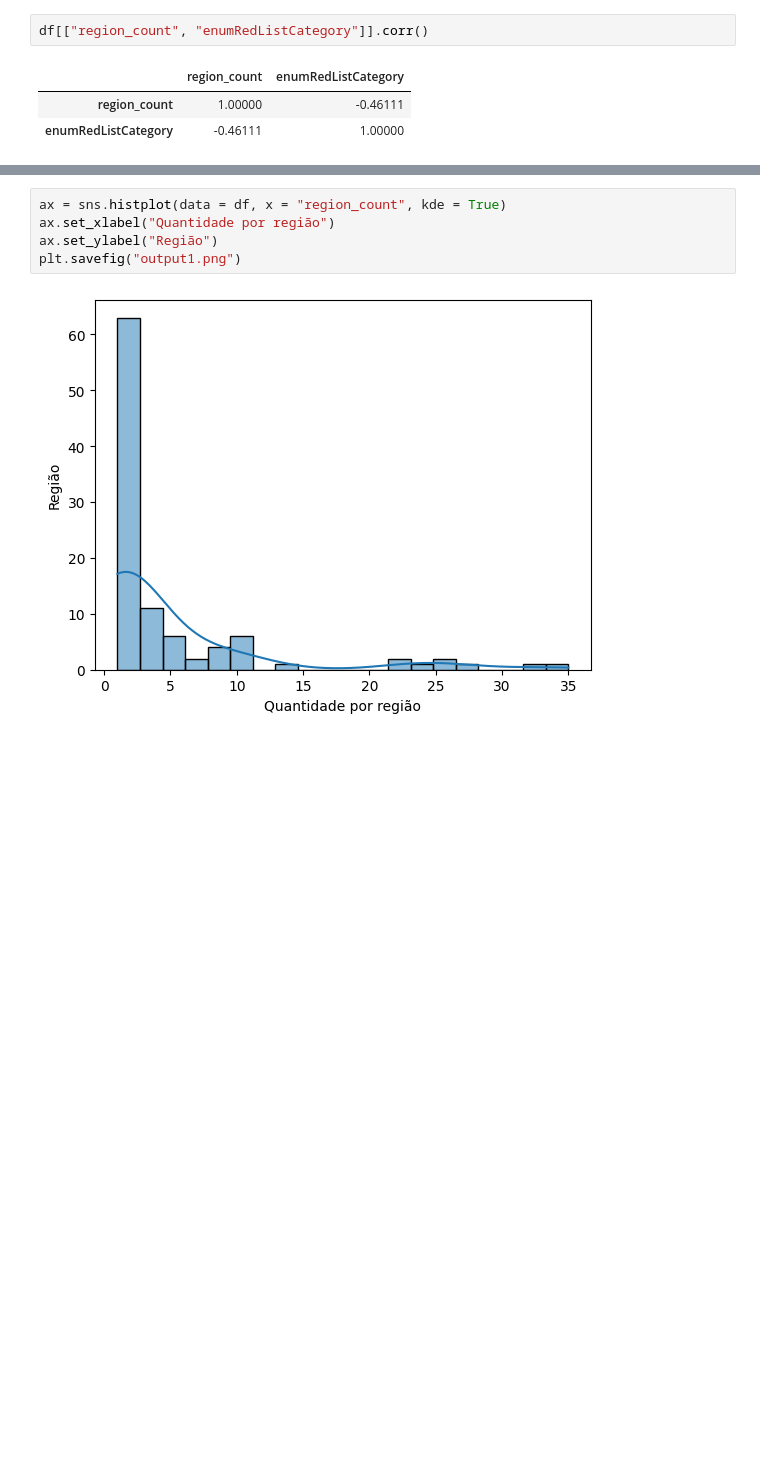
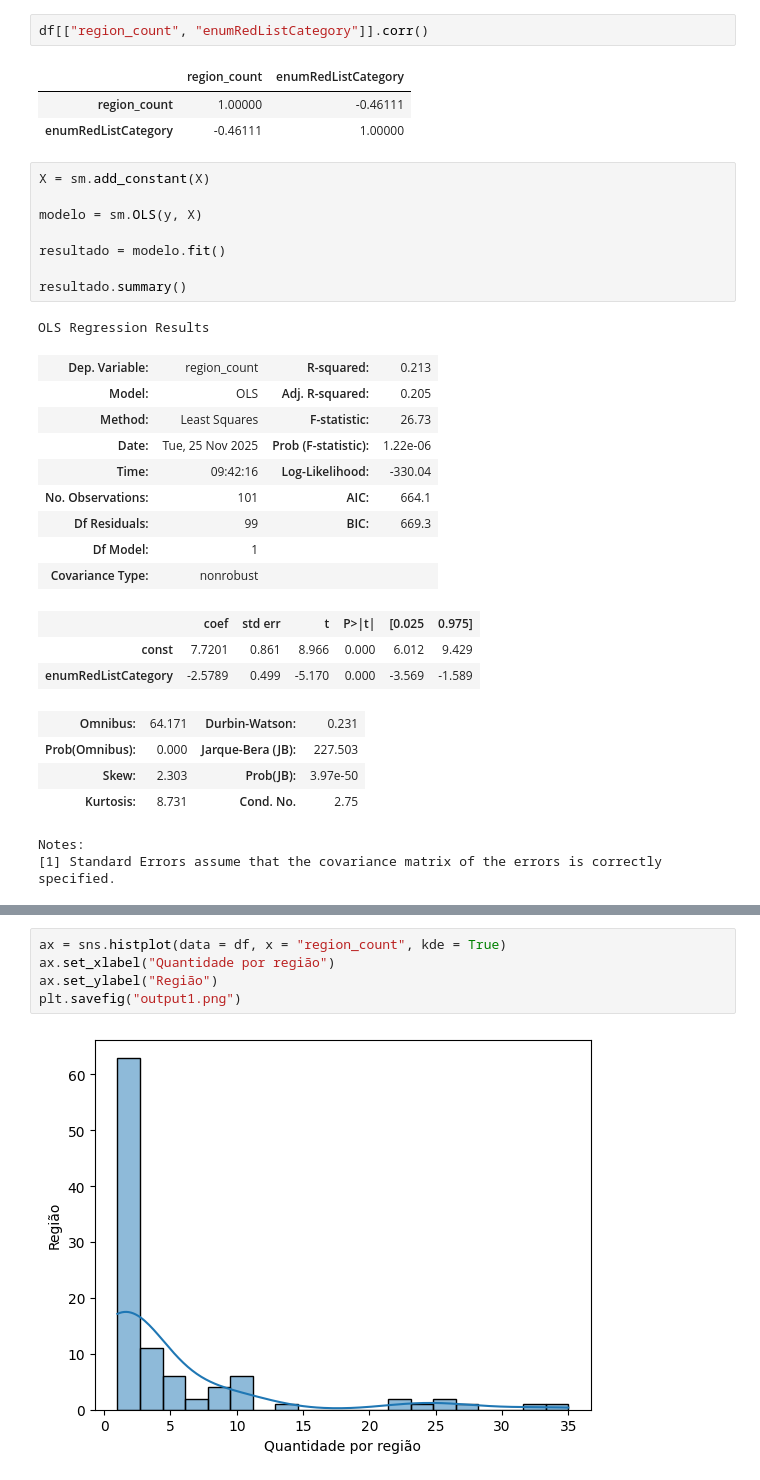
Before and after one commit to xaaaandao/din4072-applied-data-science, a Jupyter notebook: 07regression.ipynb, the cells around one changed output, grey strips where cells are left out. Drawn from its saved outputs; the diff is of its cells as text; blank space fills up the shorter version.

```diff
--- a/07regression.ipynb
+++ b/07regression.ipynb
@@ -93,3 +91,31 @@ df[["region_count", "enumRedListCategory"]].corr()
 |  | region_count | enumRedListCategory |
 | region_count | 1.00000 | -0.46111 |
 | enumRedListCategory | -0.46111 | 1.00000 |
+# %%
+X = sm.add_constant(X)
+
+modelo = sm.OLS(y, X)
+
+resultado = modelo.fit()
+
+resultado.summary()
+# %% [output]
+OLS Regression Results
+| Dep. Variable: | region_count | R-squared: | 0.213 |
+| Model: | OLS | Adj. R-squared: | 0.205 |
+| Method: | Least Squares | F-statistic: | 26.73 |
+| Date: | Tue, 25 Nov 2025 | Prob (F-statistic): | 1.22e-06 |
+| Time: | 09:42:16 | Log-Likelihood: | -330.04 |
+| No. Observations: | 101 | AIC: | 664.1 |
+| Df Residuals: | 99 | BIC: | 669.3 |
+| Df Model: | 1 |  |  |
+| Covariance Type: | nonrobust |  |  |
+|  | coef | std err | t | P>|t| | [0.025 | 0.975] |
+| const | 7.7201 | 0.861 | 8.966 | 0.000 | 6.012 | 9.429 |
+| enumRedListCategory | -2.5789 | 0.499 | -5.170 | 0.000 | -3.569 | -1.589 |
+| Omnibus: | 64.171 | Durbin-Watson: | 0.231 |
+| Prob(Omnibus): | 0.000 | Jarque-Bera (JB): | 227.503 |
+| Skew: | 2.303 | Prob(JB): | 3.97e-50 |
+| Kurtosis: | 8.731 | Cond. No. | 2.75 |
+Notes:
+[1] Standard Errors assume that the covariance matrix of the errors is correctly specified.
```
Also changed, not shown: parts of 2 cells of this notebook, 3 other files.
